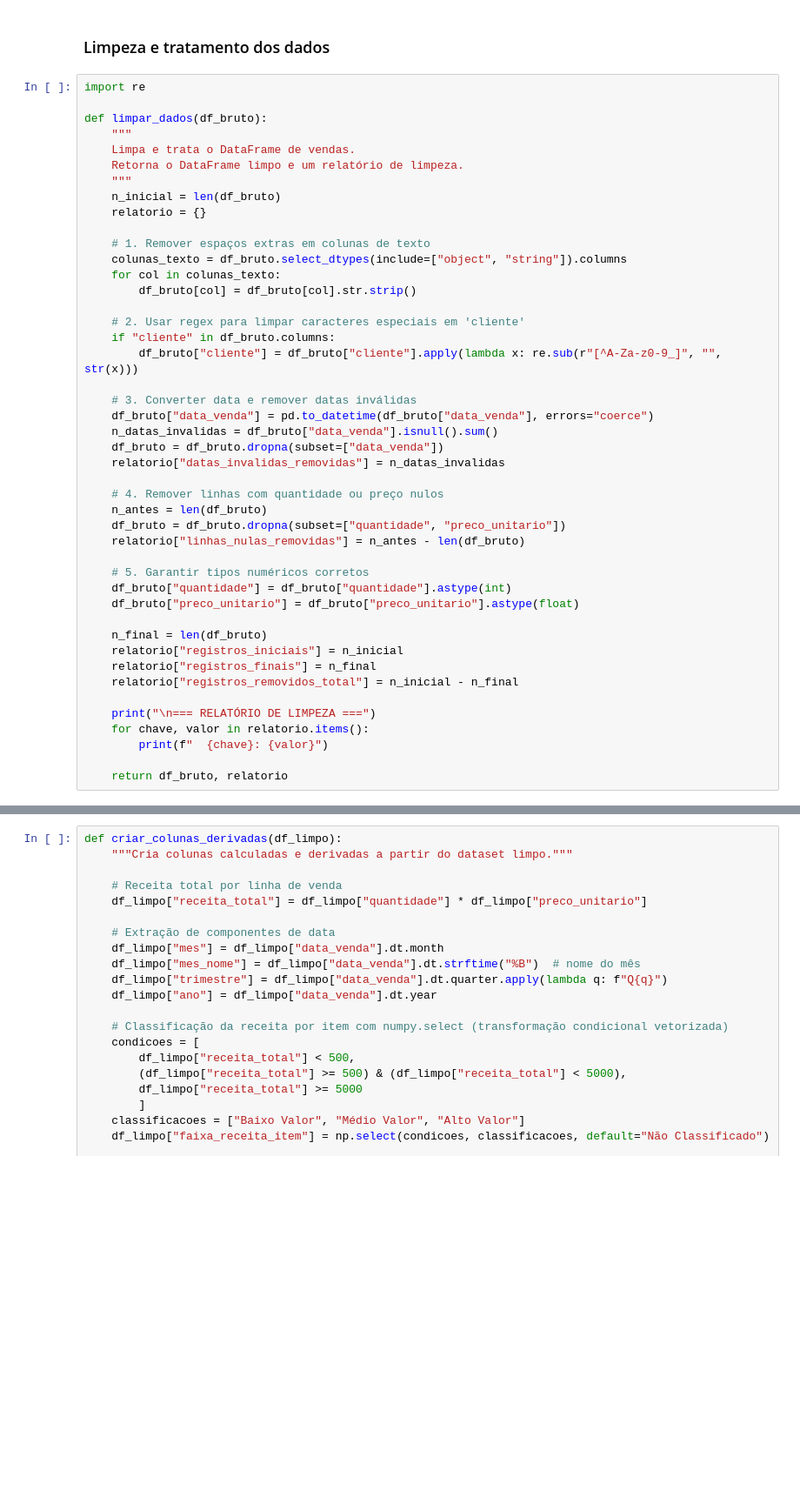
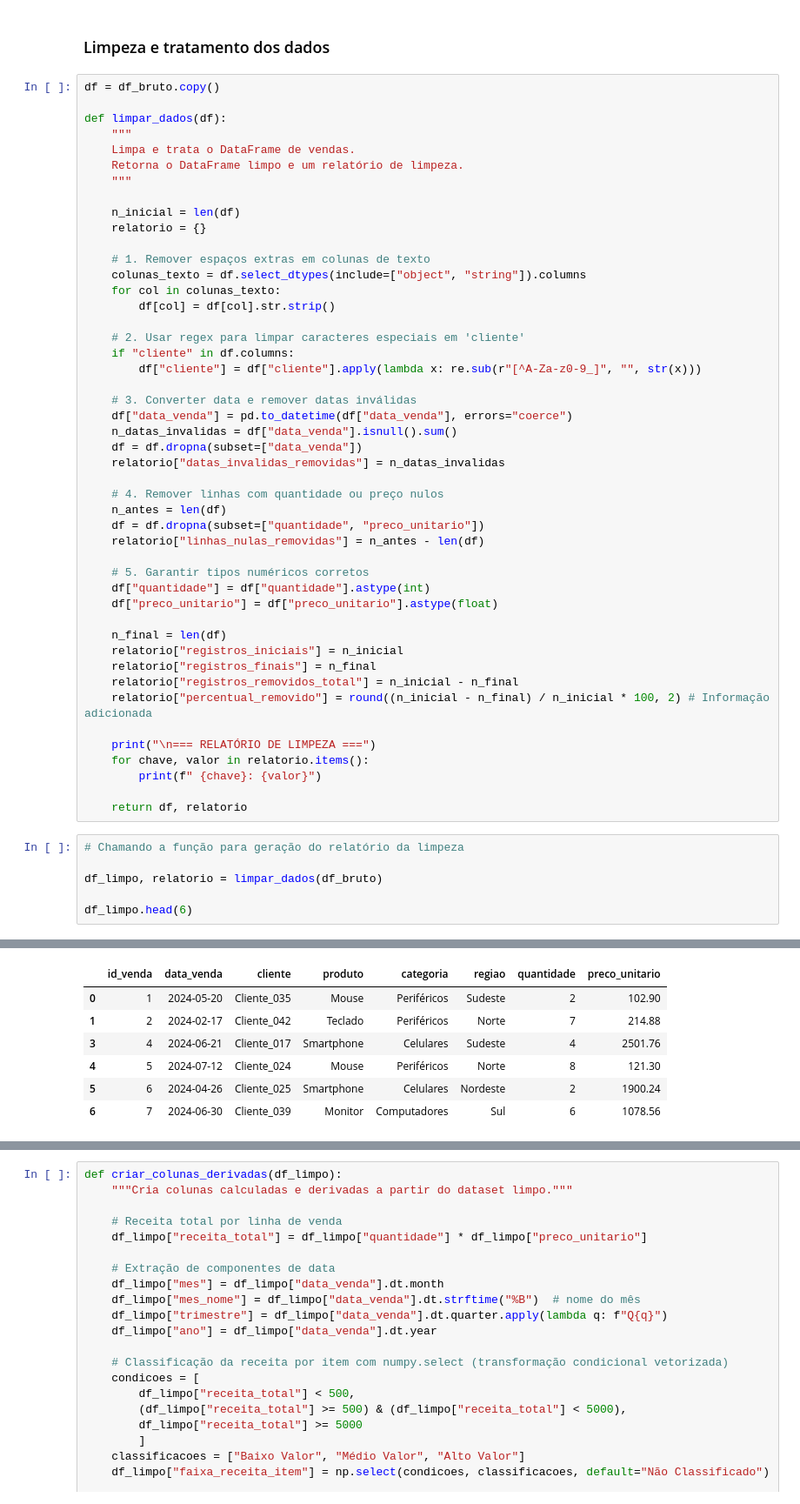
Before and after one commit to LGpossoli/SalesInsight-PY, a Jupyter notebook: salesinsight__alterações_raphael.ipynb, the cells around one changed output, grey strips where cells are left out. Shown at 87% size. Saved outputs shown, nothing was run; the diff lists cells and outputs as text; blank space fills up the shorter version.

Commit message:
docs: finaliza documentação em markdown

```diff
--- a/salesinsight__alterações_raphael.ipynb
+++ b/salesinsight__alterações_raphael.ipynb
@@ -59,47 +95,56 @@ max    200.000000   10.000000     3996.800000
 # %% [markdown]
 ### Limpeza e tratamento dos dados
 # %%
-import re
+df = df_bruto.copy()
 
-def limpar_dados(df_bruto):
+def limpar_dados(df):
     """
     Limpa e trata o DataFrame de vendas.
     Retorna o DataFrame limpo e um relatório de limpeza.
     """
-    n_inicial = len(df_bruto)
+
+    n_inicial = len(df)
     relatorio = {}
 
     # 1. Remover espaços extras em colunas de texto
-    colunas_texto = df_bruto.select_dtypes(include=["object", "string"]).columns
+    colunas_texto = df.select_dtypes(include=["object", "string"]).columns
     for col in colunas_texto:
-        df_bruto[col] = df_bruto[col].str.strip()
+        df[col] = df[col].str.strip()
 
     # 2. Usar regex para limpar caracteres especiais em 'cliente'
-    if "cliente" in df_bruto.columns:
-        df_bruto["cliente"] = df_bruto["cliente"].apply(lambda x: re.sub(r"[^A-Za-z0-9_]", "", str(x)))
+    if "cliente" in df.columns:
+        df["cliente"] = df["cliente"].apply(lambda x: re.sub(r"[^A-Za-z0-9_]", "", str(x)))
 
     # 3. Converter data e remover datas inválidas
-    df_bruto["data_venda"] = pd.to_datetime(df_bruto["data_venda"], errors="coerce")
-    n_datas_invalidas = df_bruto["data_venda"].isnull().sum()
-    df_bruto = df_bruto.dropna(subset=["data_venda"])
+    df["data_venda"] = pd.to_datetime(df["data_venda"], errors="coerce")
+    n_datas_invalidas = df["data_venda"].isnull().sum()
+    df = df.dropna(subset=["data_venda"])
     relatorio["datas_invalidas_removidas"] = n_datas_invalidas
 
     # 4. Remover linhas com quantidade ou preço nulos
-    n_antes = len(df_bruto)
-    df_bruto = df_bruto.dropna(subset=["quantidade", "preco_unitario"])
-    relatorio["linhas_nulas_removidas"] = n_antes - len(df_bruto)
+    n_antes = len(df)
+    df = df.dropna(subset=["quantidade", "preco_unitario"])
+    relatorio["linhas_nulas_removidas"] = n_antes - len(df)
 
     # 5. Garantir tipos numéricos corretos
-    df_bruto["quantidade"] = df_bruto["quantidade"].astype(int)
-    df_bruto["preco_unitario"] = df_bruto["preco_unitario"].astype(float)
+    df["quantidade"] = df["quantidade"].astype(int)
+    df["preco_unitario"] = df["preco_unitario"].astype(float)
 
-    n_final = len(df_bruto)
+    n_final = len(df)
     relatorio["registros_iniciais"] = n_inicial
     relatorio["registros_finais"] = n_final
     relatorio["registros_removidos_total"] = n_inicial - n_final
+    relatorio["percentual_removido"] = round((n_inicial - n_final) / n_inicial * 100, 2) # Informação adicionada
 
     print("\n=== RELATÓRIO DE LIMPEZA ===")
     for chave, valor in relatorio.items():
-        print(f"  {chave}: {valor}")
+        print(f" {chave}: {valor}")
 
-    return df_bruto, relatorio
+    return df, relatorio
+# %%
+# Chamando a função para geração do relatório da limpeza
+
+df_limpo, relatorio = limpar_dados(df_bruto)
+
+df_limpo.head(6)
+# %% [output]
@@ -105,0 +158,7 @@ def limpar_dados(df_bruto):
+|  | id_venda | data_venda | cliente | produto | categoria | regiao | quantidade | preco_unitario |
+| 0 | 1 | 2024-05-20 | Cliente_035 | Mouse | Periféricos | Sudeste | 2 | 102.90 |
+| 1 | 2 | 2024-02-17 | Cliente_042 | Teclado | Periféricos | Norte | 7 | 214.88 |
+| 3 | 4 | 2024-06-21 | Cliente_017 | Smartphone | Celulares | Sudeste | 4 | 2501.76 |
+| 4 | 5 | 2024-07-12 | Cliente_024 | Mouse | Periféricos | Norte | 8 | 121.30 |
+| 5 | 6 | 2024-04-26 | Cliente_025 | Smartphone | Celulares | Nordeste | 2 | 1900.24 |
+| 6 | 7 | 2024-06-30 | Cliente_039 | Monitor | Computadores | Sul | 6 | 1078.56 |
```
Also changed, not shown: parts of 27 cells of this notebook.
